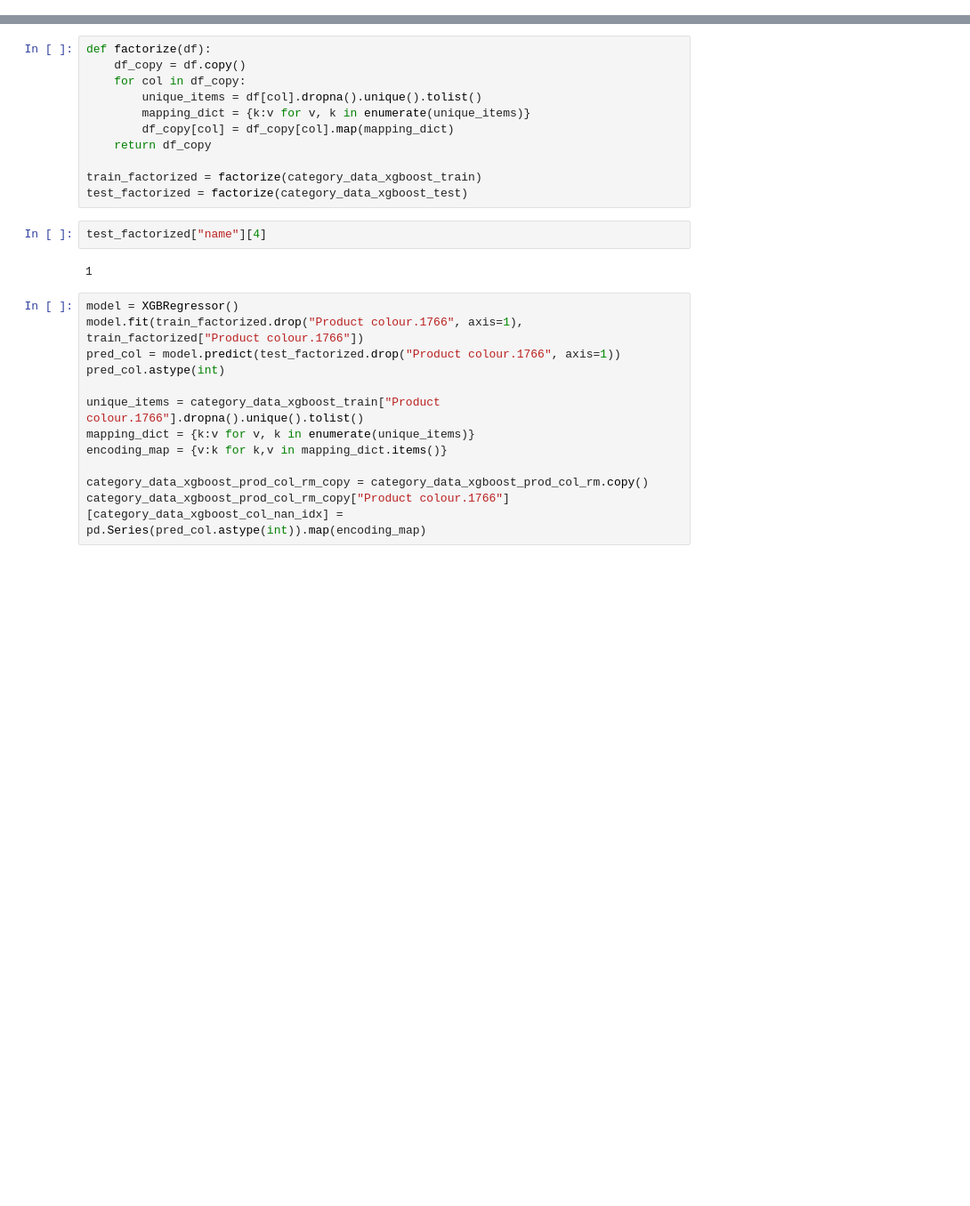
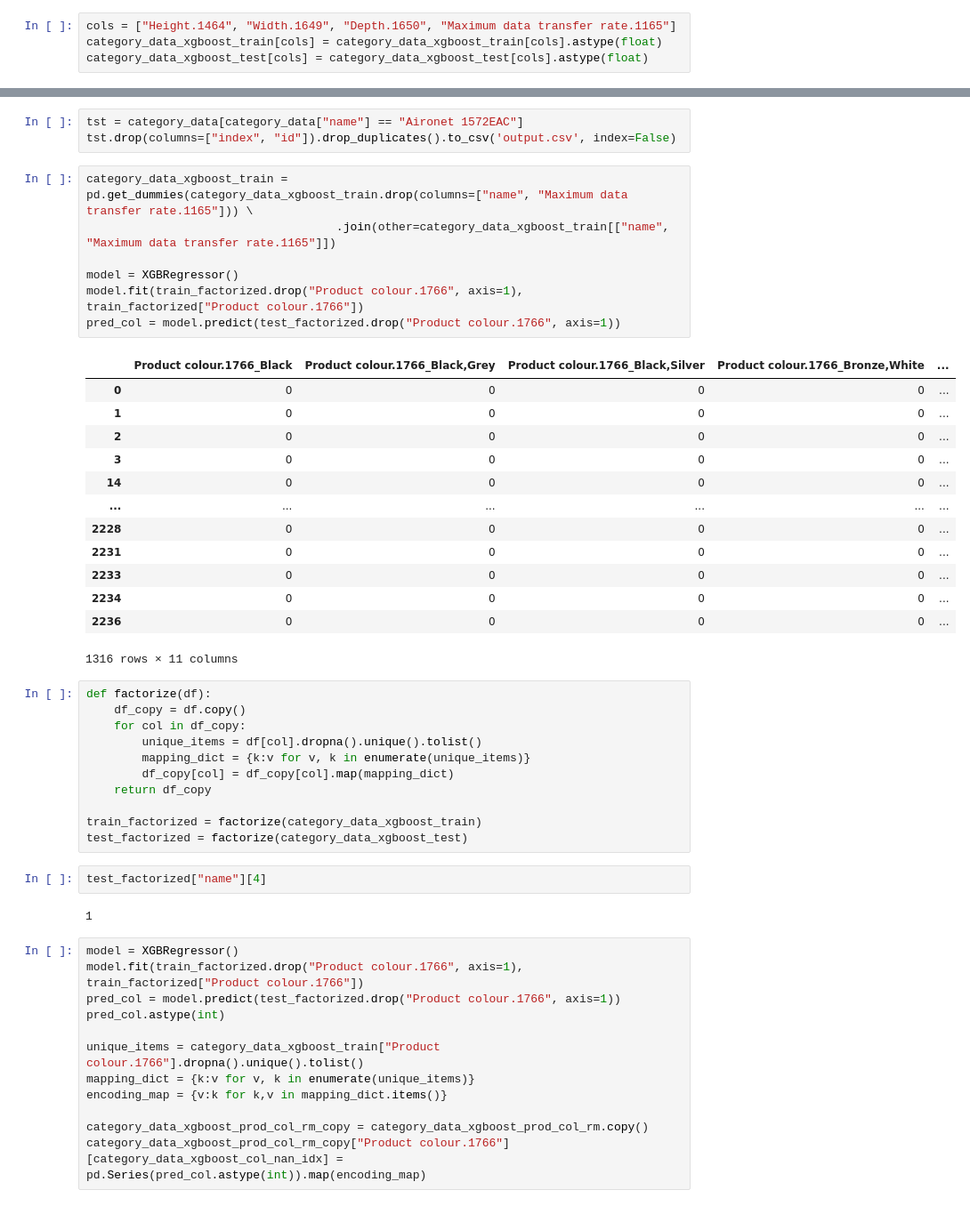
Before and after one commit to bigarabuza/StiboSystems, a Jupyter notebook: IceCat Full/analysis_ice_cat_full.ipynb, the cells around one changed output, grey strips where cells are left out. Shown at 89% size. Cells and saved outputs as stored; diff of their text form; blank space fills up the shorter version.

```diff
--- a/IceCat Full/analysis_ice_cat_full.ipynb
+++ b/IceCat Full/analysis_ice_cat_full.ipynb
@@ -122,0 +352,4 @@ pd.get_dummies(category_data_xgboost_prod_col_rm)
+# %%
+cols = ["Height.1464", "Width.1649", "Depth.1650", "Maximum data transfer rate.1165"]
+category_data_xgboost_train[cols] = category_data_xgboost_train[cols].astype(float)
+category_data_xgboost_test[cols] = category_data_xgboost_test[cols].astype(float)
@@ -123,3 +384,27 @@ pd.get_dummies(category_data_xgboost_prod_col_rm)
+# %%
+tst = category_data[category_data["name"] == "Aironet 1572EAC"]
+tst.drop(columns=["index", "id"]).drop_duplicates().to_csv('output.csv', index=False)
+# %%
+category_data_xgboost_train = pd.get_dummies(category_data_xgboost_train.drop(columns=["name", "Maximum data transfer rate.1165"])) \
+                                    .join(other=category_data_xgboost_train[["name", "Maximum data transfer rate.1165"]])
+
+model = XGBRegressor()
+model.fit(train_factorized.drop("Product colour.1766", axis=1), train_factorized["Product colour.1766"])
+pred_col = model.predict(test_factorized.drop("Product colour.1766", axis=1))
+# %% [output]
+|  | Product colour.1766_Black | Product colour.1766_Black,Grey | Product colour.1766_Black,Silver | Product colour.1766_Bronze,White | ... |
+| 0 | 0 | 0 | 0 | 0 | ... |
+| 1 | 0 | 0 | 0 | 0 | ... |
+| 2 | 0 | 0 | 0 | 0 | ... |
+| 3 | 0 | 0 | 0 | 0 | ... |
+| 14 | 0 | 0 | 0 | 0 | ... |
+| ... | ... | ... | ... | ... | ... |
+| 2228 | 0 | 0 | 0 | 0 | ... |
+| 2231 | 0 | 0 | 0 | 0 | ... |
+| 2233 | 0 | 0 | 0 | 0 | ... |
+| 2234 | 0 | 0 | 0 | 0 | ... |
+| 2236 | 0 | 0 | 0 | 0 | ... |
+1316 rows × 11 columns
 # %%
 def factorize(df):
     df_copy = df.copy()
```
Also changed, not shown: parts of 38 cells of this notebook.
